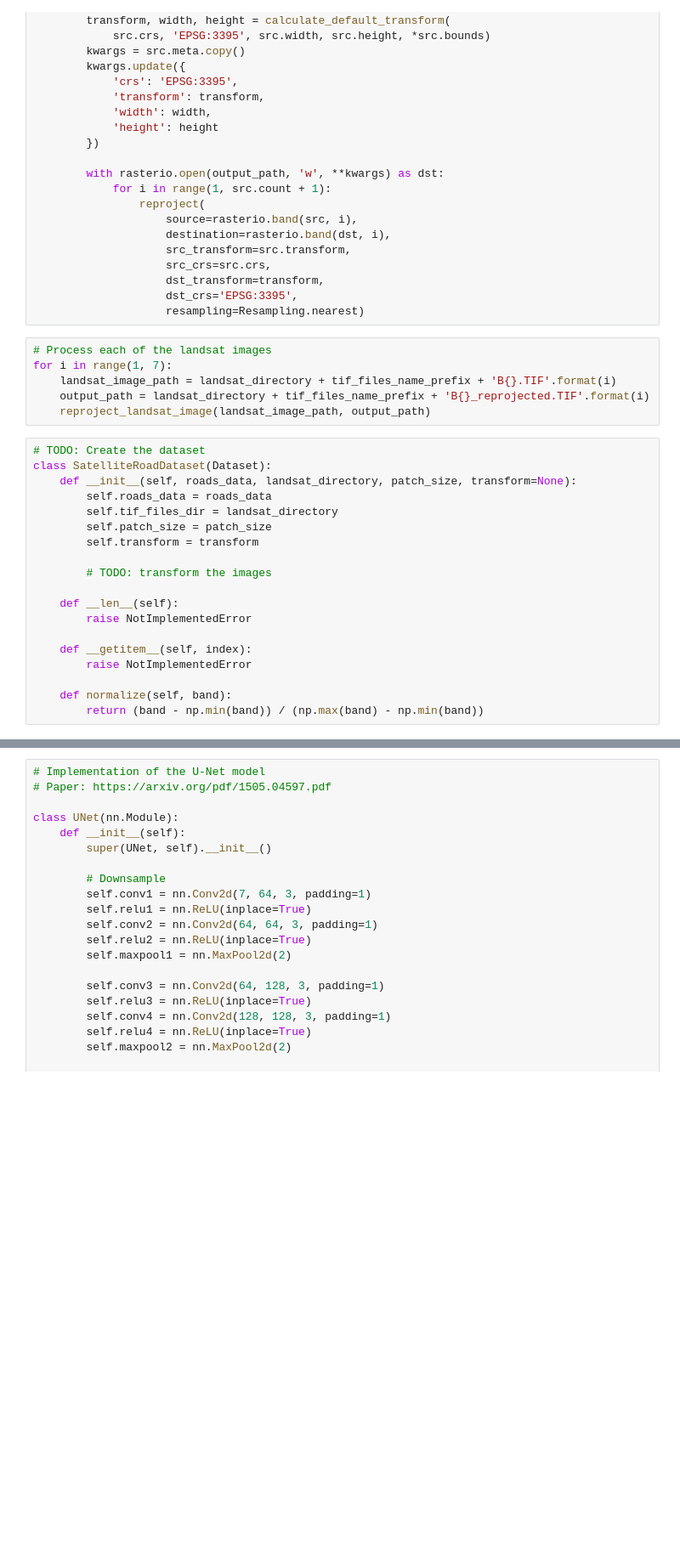
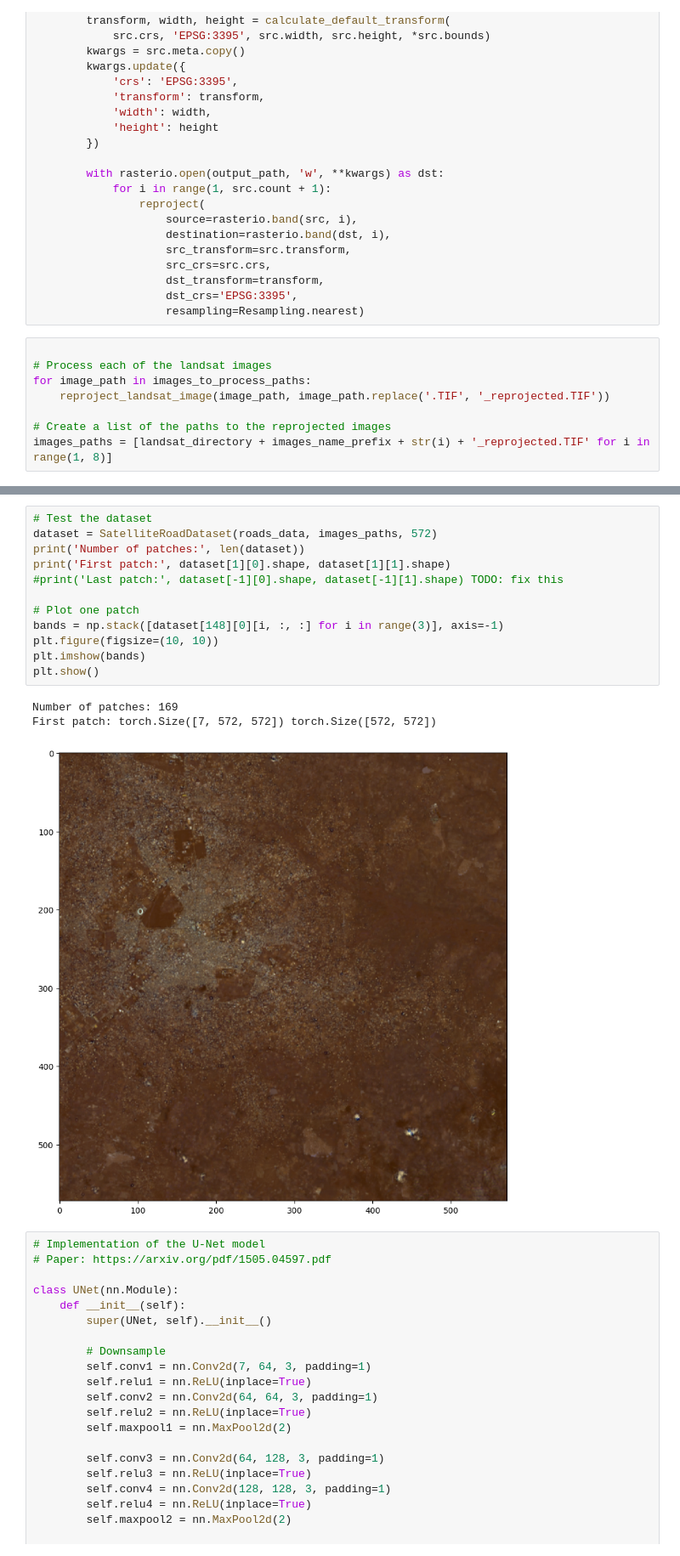
Before and after one commit to CS-433/ml-project-2-the-overfitters, a Jupyter notebook: unet.ipynb, the cells around one changed output, grey strips where cells are left out. Shown at 85% size. Drawn from its saved outputs; the diff is of its cells as text; blank space fills up the shorter version.

Commit message:
dataset implementation update

```diff
--- a/unet.ipynb
+++ b/unet.ipynb
@@ -59,28 +62,11 @@ def reproject_landsat_image(landsat_image_path, output_path):
                     dst_transform=transform,
                     dst_crs='EPSG:3395',
                     resampling=Resampling.nearest)
-# %%
-# Process each of the landsat images
-for i in range(1, 7):
-    landsat_image_path = landsat_directory + tif_files_name_prefix + 'B{}.TIF'.format(i)
-    output_path = landsat_directory + tif_files_name_prefix + 'B{}_reprojected.TIF'.format(i)
-    reproject_landsat_image(landsat_image_path, output_path)
-# %%
-# TODO: Create the dataset
-class SatelliteRoadDataset(Dataset):
-    def __init__(self, roads_data, landsat_directory, patch_size, transform=None):
-        self.roads_data = roads_data
-        self.tif_files_dir = landsat_directory
-        self.patch_size = patch_size
-        self.transform = transform
-
-        # TODO: transform the images
-
-    def __len__(self):
-        raise NotImplementedError
-
-    def __getitem__(self, index):
-        raise NotImplementedError
-
-    def normalize(self, band):
-        return (band - np.min(band)) / (np.max(band) - np.min(band))
+# %%
+
+# Process each of the landsat images
+for image_path in images_to_process_paths:
+    reproject_landsat_image(image_path, image_path.replace('.TIF', '_reprojected.TIF'))
+
+# Create a list of the paths to the reprojected images
+images_paths = [landsat_directory + images_name_prefix + str(i) + '_reprojected.TIF' for i in range(1, 8)]
@@ -87,3 +125,19 @@ class SatelliteRoadDataset(Dataset):
+# %%
+# Test the dataset
+dataset = SatelliteRoadDataset(roads_data, images_paths, 572)
+print('Number of patches:', len(dataset))
+print('First patch:', dataset[1][0].shape, dataset[1][1].shape)
+#print('Last patch:', dataset[-1][0].shape, dataset[-1][1].shape) TODO: fix this
+
+# Plot one patch
+bands = np.stack([dataset[148][0][i, :, :] for i in range(3)], axis=-1)
+plt.figure(figsize=(10, 10))
+plt.imshow(bands)
+plt.show()
+# %% [output]
+Number of patches: 169
+First patch: torch.Size([7, 572, 572]) torch.Size([572, 572])
+[figure, added]
 # %%
 # Implementation of the U-Net model
 # Paper: https://arxiv.org/pdf/1505.04597.pdf
```
Also changed, not shown: parts of 5 cells of this notebook.
